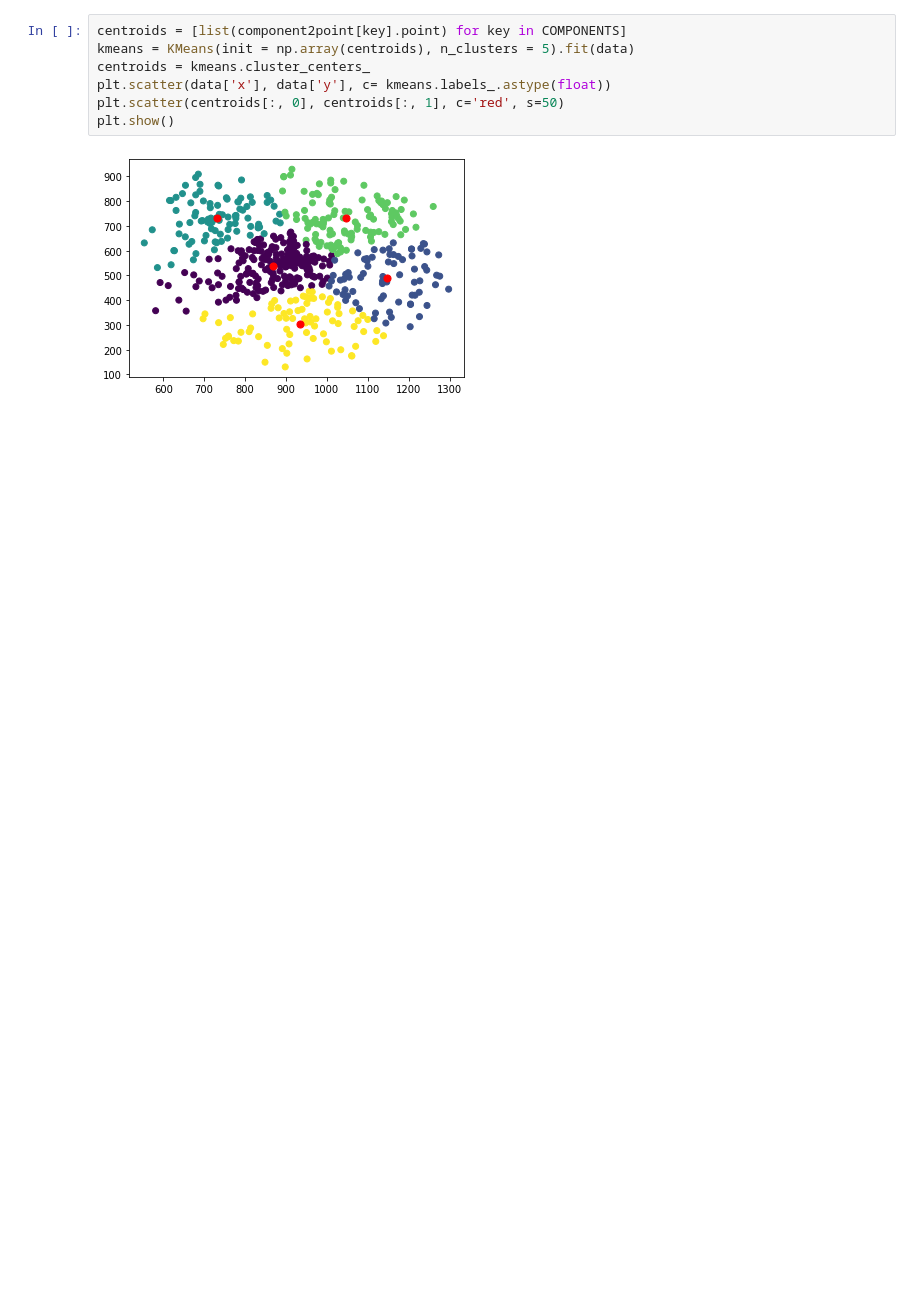
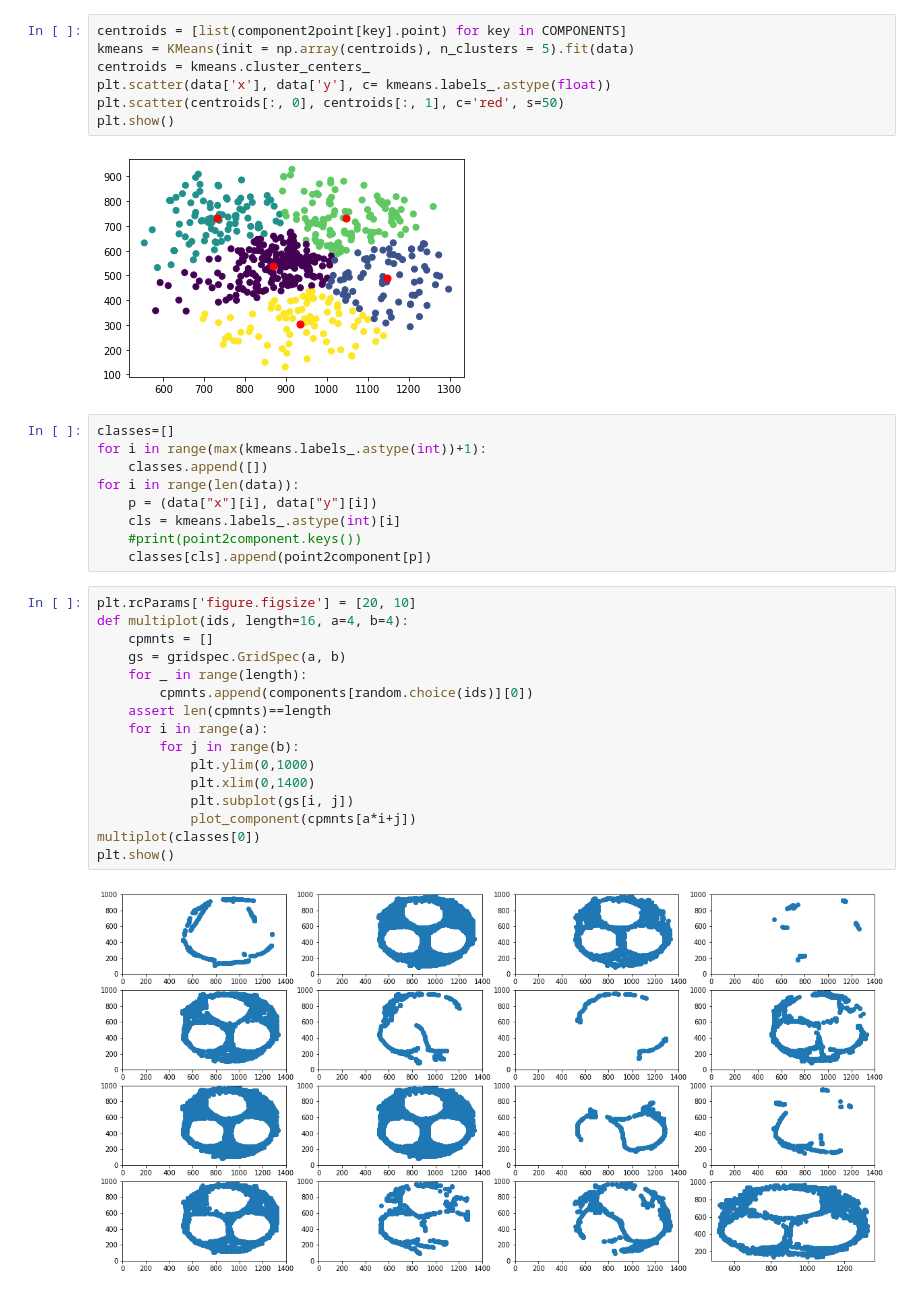
Before and after one commit to 0x50f13/cover, a Jupyter notebook: notebooks/Categorize.ipynb, the cells around one changed output. Drawn from its saved outputs; the diff is of its cells as text; blank space fills up the shorter version.

```diff
--- a/notebooks/Categorize.ipynb
+++ b/notebooks/Categorize.ipynb
@@ -163,3 +167,30 @@ plt.scatter(centroids[:, 0], centroids[:, 1], c='red', s=50)
 plt.show()
 # %% [output]
 [figure]
+# %%
+classes=[]
+for i in range(max(kmeans.labels_.astype(int))+1):
+    classes.append([])
+for i in range(len(data)):
+    p = (data["x"][i], data["y"][i])
+    cls = kmeans.labels_.astype(int)[i]
+    #print(point2component.keys())
+    classes[cls].append(point2component[p])
+# %%
+plt.rcParams['figure.figsize'] = [20, 10]
+def multiplot(ids, length=16, a=4, b=4):
+    cpmnts = []
+    gs = gridspec.GridSpec(a, b)
+    for _ in range(length):
+        cpmnts.append(components[random.choice(ids)][0])
+    assert len(cpmnts)==length
+    for i in range(a):
+        for j in range(b):
+            plt.ylim(0,1000)
+            plt.xlim(0,1400)
+            plt.subplot(gs[i, j])
+            plot_component(cpmnts[a*i+j])
+multiplot(classes[0])
+plt.show()
+# %% [output]
+[figure, added]
```
Also changed, not shown: parts of 8 cells of this notebook.
